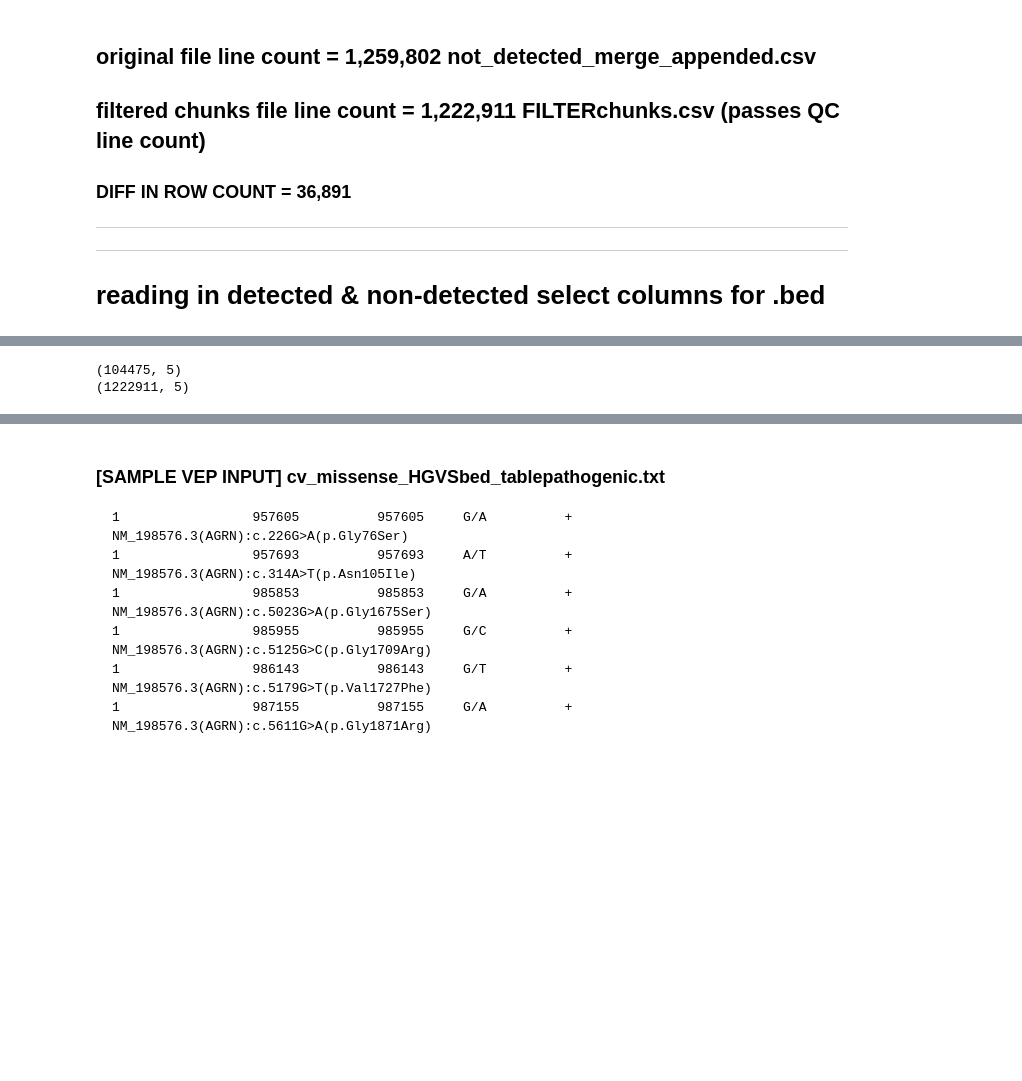
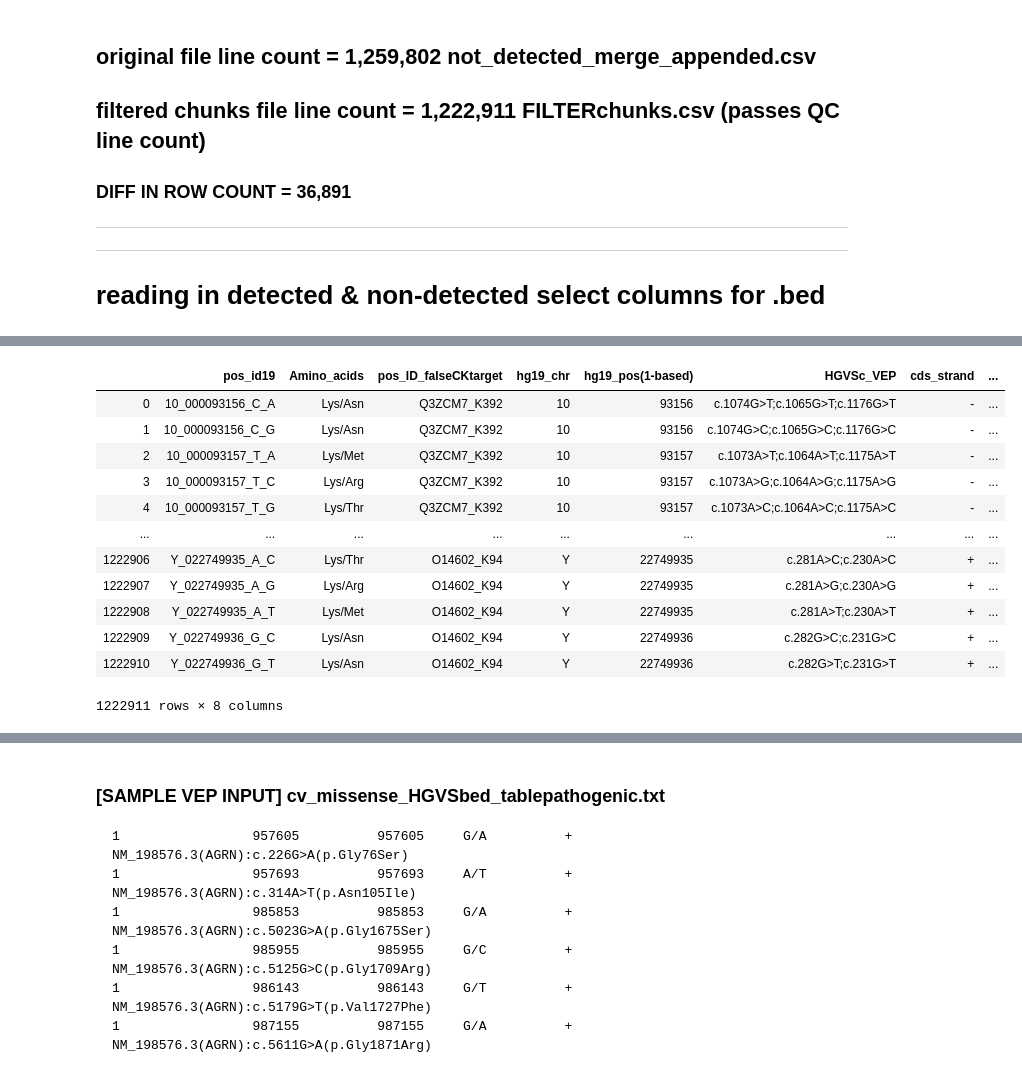
Before and after one commit to Mfpfox/MAPPING, a Jupyter notebook: K19_12_10_Coordinates_score_annotation.ipynb, the cells around one changed output, grey strips where cells are left out. Saved outputs shown, nothing was run; the diff lists cells and outputs as text; code cells hidden in the pictures; blank space fills up the shorter version.

Commit message:
vep commands added as MAP_VEP.sh, dbNSFP all column versions of detected and not det. done

```diff
--- a/K19_12_10_Coordinates_score_annotation.ipynb
+++ b/K19_12_10_Coordinates_score_annotation.ipynb
@@ -950,5 +950,5 @@ pandachunks('not_detected_merge_appended.csv', 'FILTERchunks.csv', colnames, 100
 detected = "SCORE_annotation_3840_CYS_LYS_detected.csv"
 notdet = "SCORE_annotation_3840_CYS_LYS_NOT_allcol_detected.csv"
 
-dect = pd.read_csv(detected, usecols=["pos_id19", "hg19_chr", "hg19_pos(1-based)",  "HGVSc_VEP", "cds_strand"], low_memory=False)
-notdect = pd.read_csv(notdet, usecols=["pos_id19", "hg19_chr", "hg19_pos(1-based)",  "HGVSc_VEP", "cds_strand"], low_memory=False)
+dect = pd.read_csv(detected, usecols=["pos_id19", "hg19_chr", "hg19_pos(1-based)", "Amino_acids", "HGVSc_VEP", "cds_strand", 'pos_ID'], low_memory=False)
+notdect = pd.read_csv(notdet, usecols=["pos_id19", "hg19_chr", "hg19_pos(1-based)", "Amino_acids", "HGVSc_VEP", "cds_strand", 'pos_ID_falseCKtarget'], low_memory=False)
@@ -955,8 +977,24 @@ notdect = pd.read_csv(notdet, usecols=["pos_id19", "hg19_chr", "hg19_pos(1-based
 # %%
-print(dect.shape)
-print(notdect.shape)
+# change to int type
 notdect['hg19_pos(1-based)'] = notdect['hg19_pos(1-based)'].astype(int)
 dect['hg19_pos(1-based)'] = dect['hg19_pos(1-based)'].astype(int)
+
+# new unique ID for bed file and VEP QC
+dect['bedID'] = dect['pos_id19'] + ";" + dect['pos_ID'] + ";" + dect['Amino_acids']
+notdect['bedID'] = notdect['pos_id19'] + ";" + notdect['pos_ID_falseCKtarget'] + ";" + notdect['Amino_acids']
-# %% [output]
-(104475, 5)
-(1222911, 5)
+# %%
+notdect
+# %% [output]
+|  | pos_id19 | Amino_acids | pos_ID_falseCKtarget | hg19_chr | hg19_pos(1-based) | HGVSc_VEP | cds_strand | ... |
+| 0 | 10_000093156_C_A | Lys/Asn | Q3ZCM7_K392 | 10 | 93156 | c.1074G>T;c.1065G>T;c.1176G>T | - | ... |
+| 1 | 10_000093156_C_G | Lys/Asn | Q3ZCM7_K392 | 10 | 93156 | c.1074G>C;c.1065G>C;c.1176G>C | - | ... |
+| 2 | 10_000093157_T_A | Lys/Met | Q3ZCM7_K392 | 10 | 93157 | c.1073A>T;c.1064A>T;c.1175A>T | - | ... |
+| 3 | 10_000093157_T_C | Lys/Arg | Q3ZCM7_K392 | 10 | 93157 | c.1073A>G;c.1064A>G;c.1175A>G | - | ... |
+| 4 | 10_000093157_T_G | Lys/Thr | Q3ZCM7_K392 | 10 | 93157 | c.1073A>C;c.1064A>C;c.1175A>C | - | ... |
+| ... | ... | ... | ... | ... | ... | ... | ... | ... |
+| 1222906 | Y_022749935_A_C | Lys/Thr | O14602_K94 | Y | 22749935 | c.281A>C;c.230A>C | + | ... |
+| 1222907 | Y_022749935_A_G | Lys/Arg | O14602_K94 | Y | 22749935 | c.281A>G;c.230A>G | + | ... |
+| 1222908 | Y_022749935_A_T | Lys/Met | O14602_K94 | Y | 22749935 | c.281A>T;c.230A>T | + | ... |
+| 1222909 | Y_022749936_G_C | Lys/Asn | O14602_K94 | Y | 22749936 | c.282G>C;c.231G>C | + | ... |
+| 1222910 | Y_022749936_G_T | Lys/Asn | O14602_K94 | Y | 22749936 | c.282G>T;c.231G>T | + | ... |
+1222911 rows × 8 columns
```
Also changed, not shown: parts of 17 cells of this notebook, 1 other file.
